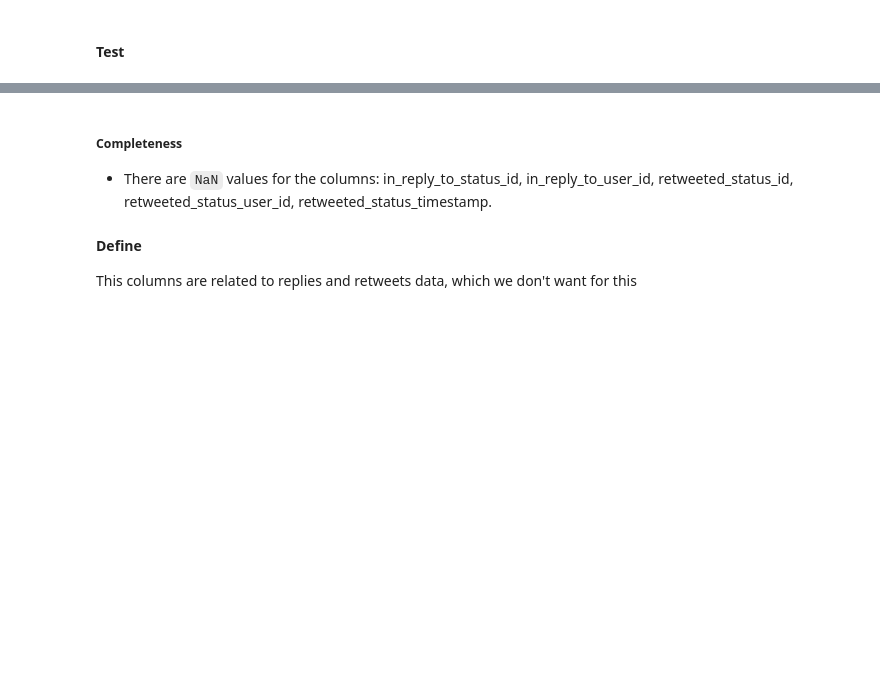
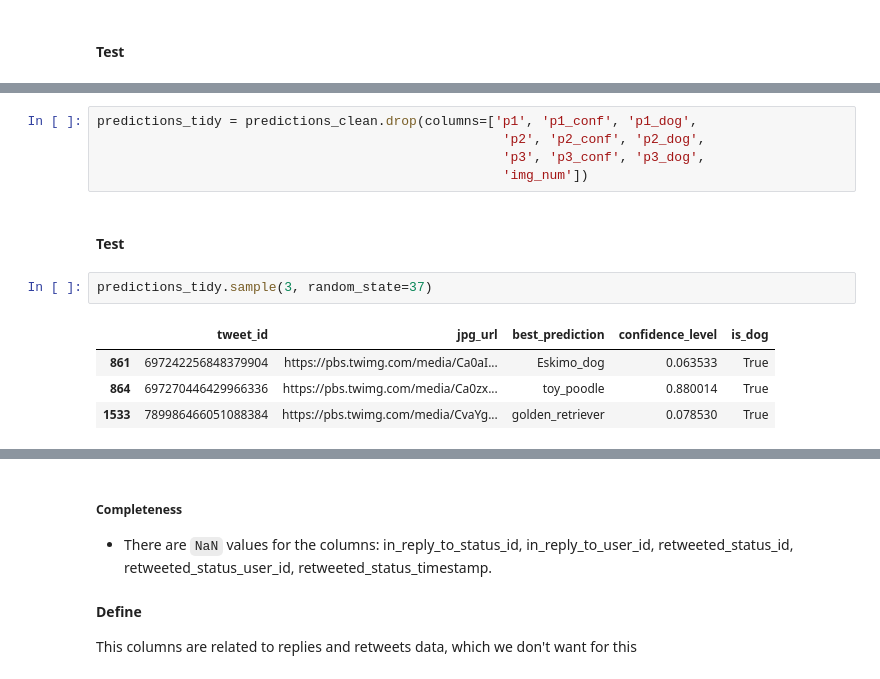
Before and after one commit to suefenali/data_analysis_nanodegree, a Jupyter notebook: project_4/wrangle_act.ipynb, the cells around one changed output, grey strips where cells are left out. Cells and saved outputs as stored; diff of their text form; blank space fills up the shorter version.

```diff
--- a/project_4/wrangle_act.ipynb
+++ b/project_4/wrangle_act.ipynb
@@ -478,0 +559,14 @@ Create a column for the stage information and fill it in with the data from the
+# %%
+predictions_tidy = predictions_clean.drop(columns=['p1', 'p1_conf', 'p1_dog',
+                                                    'p2', 'p2_conf', 'p2_dog',
+                                                    'p3', 'p3_conf', 'p3_dog',
+                                                    'img_num'])
+# %% [markdown]
+#### Test
+# %%
+predictions_tidy.sample(3, random_state=37)
+# %% [output]
+|  | tweet_id | jpg_url | best_prediction | confidence_level | is_dog |
+| 861 | 697242256848379904 | https://pbs.twimg.com/media/Ca0aI... | Eskimo_dog | 0.063533 | True |
+| 864 | 697270446429966336 | https://pbs.twimg.com/media/Ca0zx... | toy_poodle | 0.880014 | True |
+| 1533 | 789986466051088384 | https://pbs.twimg.com/media/CvaYg... | golden_retriever | 0.078530 | True |
```
Also changed, not shown: parts of 27 cells of this notebook.
